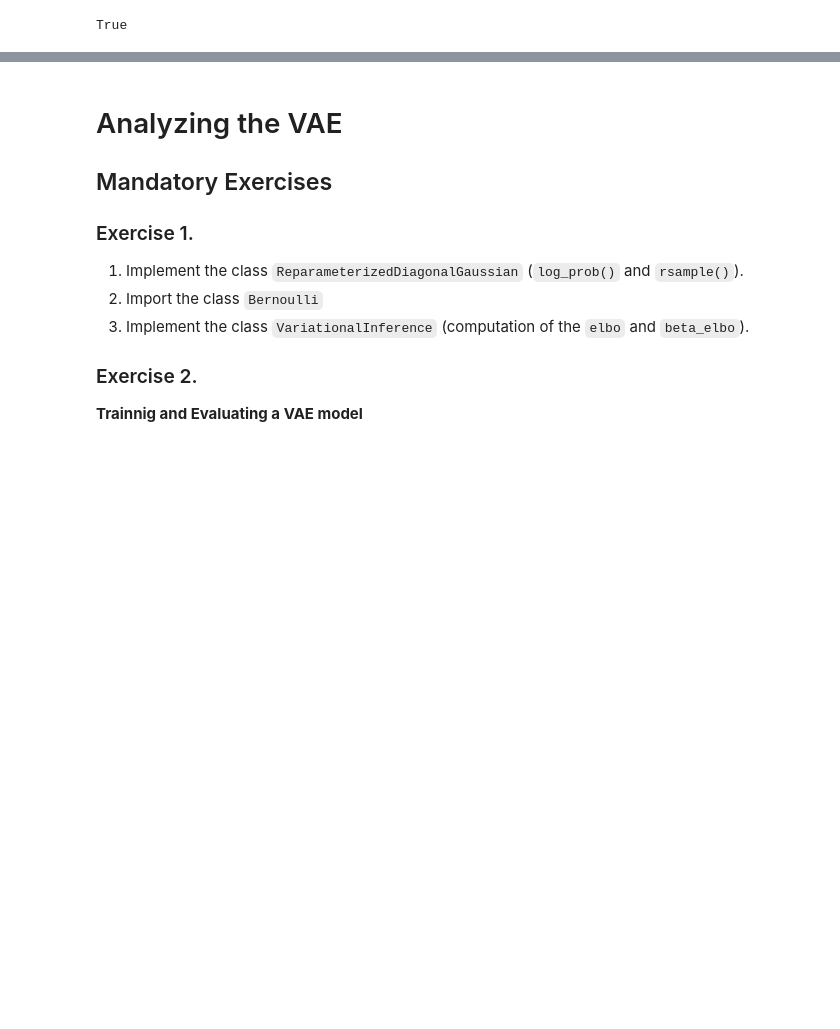
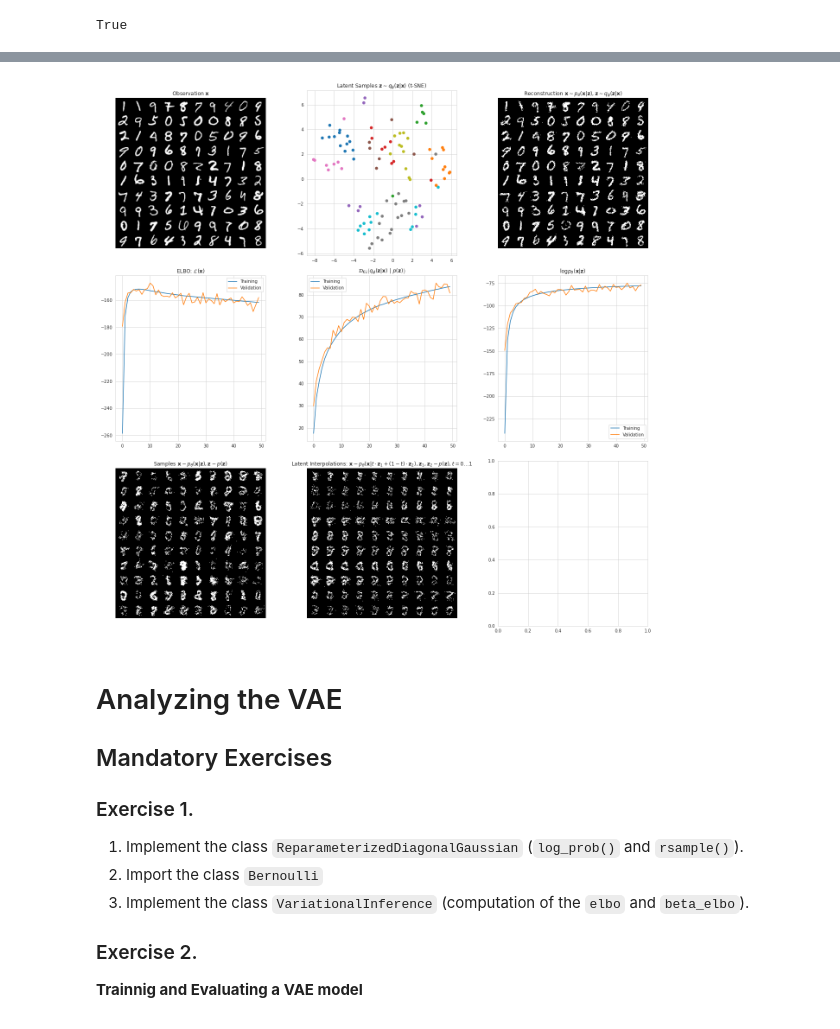
Before and after one commit to LaugeHermansen/02456-deep-learning-with-PyTorch, a Jupyter notebook: 7_Unsupervised/7.2-EXE-variational-autoencoder.ipynb, the cells around one changed output, grey strips where cells are left out. Saved outputs shown, nothing was run; the diff lists cells and outputs as text; code cells hidden in the pictures; blank space fills up the shorter version.

```diff
--- a/7_Unsupervised/7.2-EXE-variational-autoencoder.ipynb
+++ b/7_Unsupervised/7.2-EXE-variational-autoencoder.ipynb
@@ -773,3 +827,7 @@ while epoch < num_epochs:
+# %%
+make_vae_plots(vae, x, y, outputs, training_data, validation_data, plot_mean=False)
+# %% [output]
+[figure, added]
 # %% [markdown]
 # Analyzing the VAE
 
```
Also changed, not shown: parts of 11 cells of this notebook.
